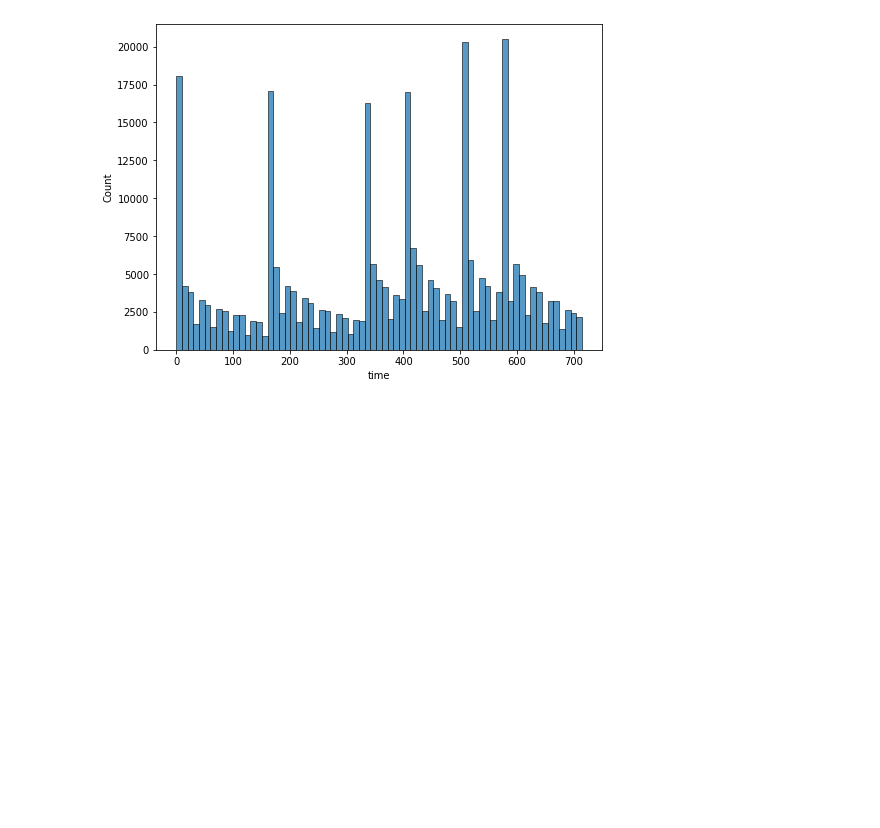
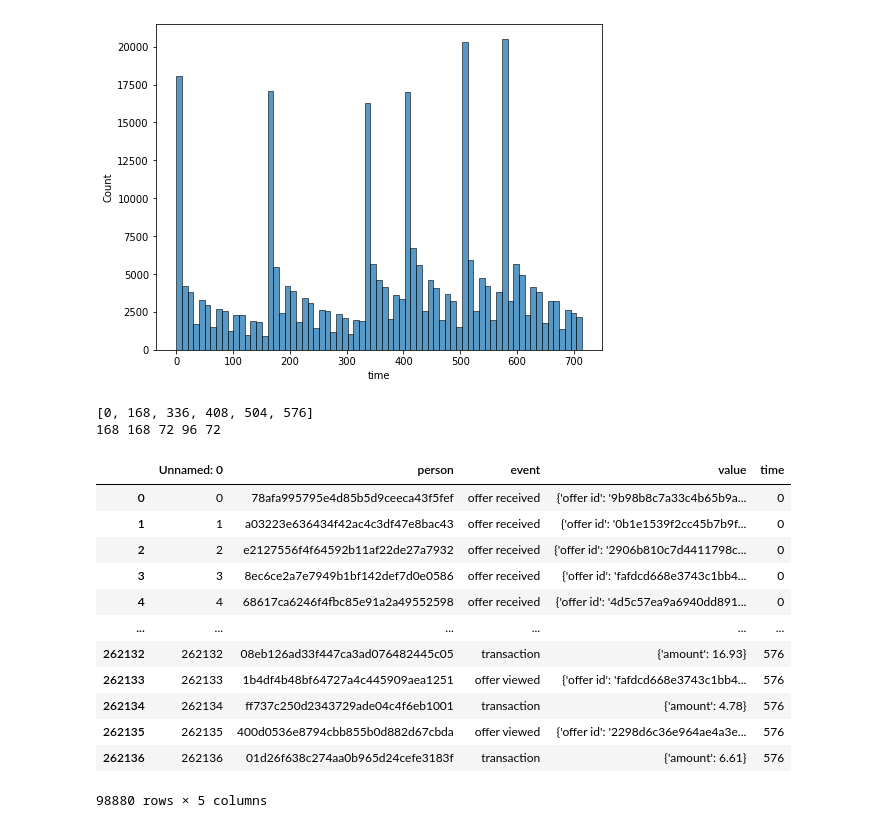
Before and after one commit to yeonseocho/machine-learning-and-python, a Jupyter notebook: basic python/Starbucks Survey.ipynb, the cells around one changed output. Cells and saved outputs as stored; diff of their text form; code cells hidden in the pictures; blank space fills up the shorter version.

```diff
--- a/basic python/Starbucks Survey.ipynb
+++ b/basic python/Starbucks Survey.ipynb
@@ -274,3 +275,28 @@ sns.histplot(data=trascript, x="time")
 plt.show()
 # %% [output]
 [figure]
+# %%
+temp=sorted(trascript.time.value_counts()[:6].index)
+print(temp)
+for i in range(len(temp)-1):
+    print(temp[i+1]-temp[i], end=" ")
+# %% [output]
+[0, 168, 336, 408, 504, 576]
+168 168 72 96 72
+# %%
+temp_df=trascript.loc[trascript.time.isin( temp), :]
+temp_df
+# %% [output]
+|  | Unnamed: 0 | person | event | value | time |
+| 0 | 0 | 78afa995795e4d85b5d9ceeca43f5fef | offer received | {'offer id': '9b98b8c7a33c4b65b9a... | 0 |
+| 1 | 1 | a03223e636434f42ac4c3df47e8bac43 | offer received | {'offer id': '0b1e1539f2cc45b7b9f... | 0 |
+| 2 | 2 | e2127556f4f64592b11af22de27a7932 | offer received | {'offer id': '2906b810c7d4411798c... | 0 |
+| 3 | 3 | 8ec6ce2a7e7949b1bf142def7d0e0586 | offer received | {'offer id': 'fafdcd668e3743c1bb4... | 0 |
+| 4 | 4 | 68617ca6246f4fbc85e91a2a49552598 | offer received | {'offer id': '4d5c57ea9a6940dd891... | 0 |
+| ... | ... | ... | ... | ... | ... |
+| 262132 | 262132 | 08eb126ad33f447ca3ad076482445c05 | transaction | {'amount': 16.93} | 576 |
+| 262133 | 262133 | 1b4df4b48bf64727a4c445909aea1251 | offer viewed | {'offer id': 'fafdcd668e3743c1bb4... | 576 |
+| 262134 | 262134 | ff737c250d2343729ade04c4f6eb1001 | transaction | {'amount': 4.78} | 576 |
+| 262135 | 262135 | 400d0536e8794cbb855b0d882d67cbda | offer viewed | {'offer id': '2298d6c36e964ae4a3e... | 576 |
+| 262136 | 262136 | 01d26f638c274aa0b965d24cefe3183f | transaction | {'amount': 6.61} | 576 |
+98880 rows × 5 columns
```
Also changed, not shown: parts of 2 cells of this notebook.
